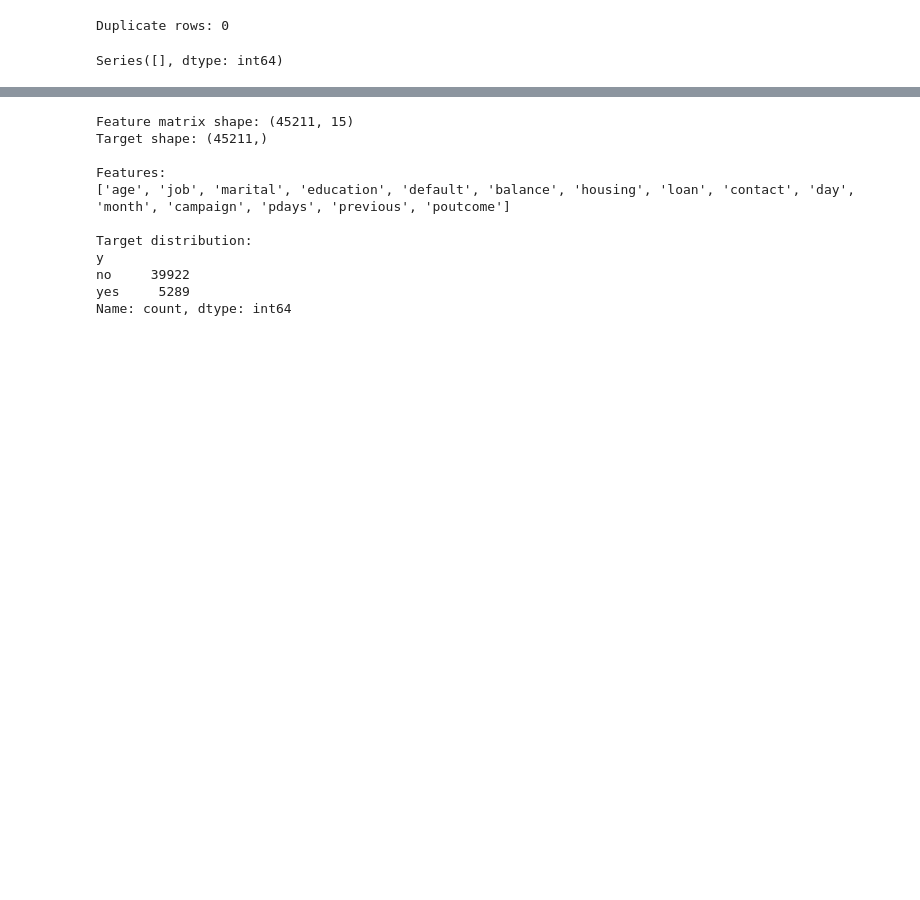
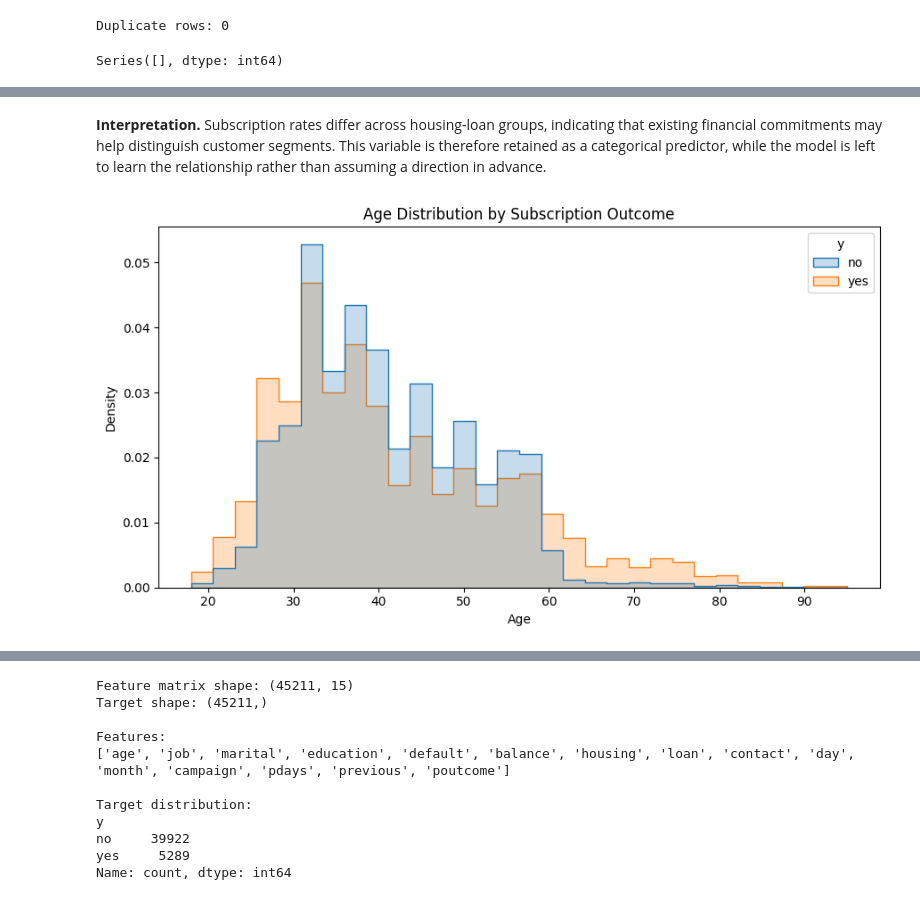
Before and after one commit to Tam-Davies/Predicting-Customer-Term-Deposit-Subscription-Using-Supervised-Machine-Learning, a Jupyter notebook: notebooks/bank_marketing_classification.ipynb, the cells around one changed output, grey strips where cells are left out. Drawn from its saved outputs; the diff is of its cells as text; code cells hidden in the pictures; blank space fills up the shorter version.

```diff
--- a/notebooks/bank_marketing_classification.ipynb
+++ b/notebooks/bank_marketing_classification.ipynb
@@ -91,0 +197,23 @@ Series([], dtype: int64)
+# %% [markdown]
+**Interpretation.** Subscription rates differ across housing-loan groups, indicating that existing financial commitments may help distinguish customer segments. This variable is therefore retained as a categorical predictor, while the model is left to learn the relationship rather than assuming a direction in advance.
+# %%
+# Age distribution by subscription outcome
+fig, ax = plt.subplots(figsize=(9, 5))
+sns.histplot(
+    data=df,
+    x="age",
+    hue="y",
+    bins=30,
+    element="step",
+    stat="density",
+    common_norm=False,
+    ax=ax
+)
+ax.set_title("Age Distribution by Subscription Outcome")
+ax.set_xlabel("Age")
+ax.set_ylabel("Density")
+plt.tight_layout()
+plt.savefig(PROJECT_ROOT / "outputs" / "figures" / "age_distribution_by_target.png", dpi=300, bbox_inches="tight")
+plt.show()
+# %% [output]
+[figure, added]
```
Also changed, not shown: parts of 37 cells of this notebook.
